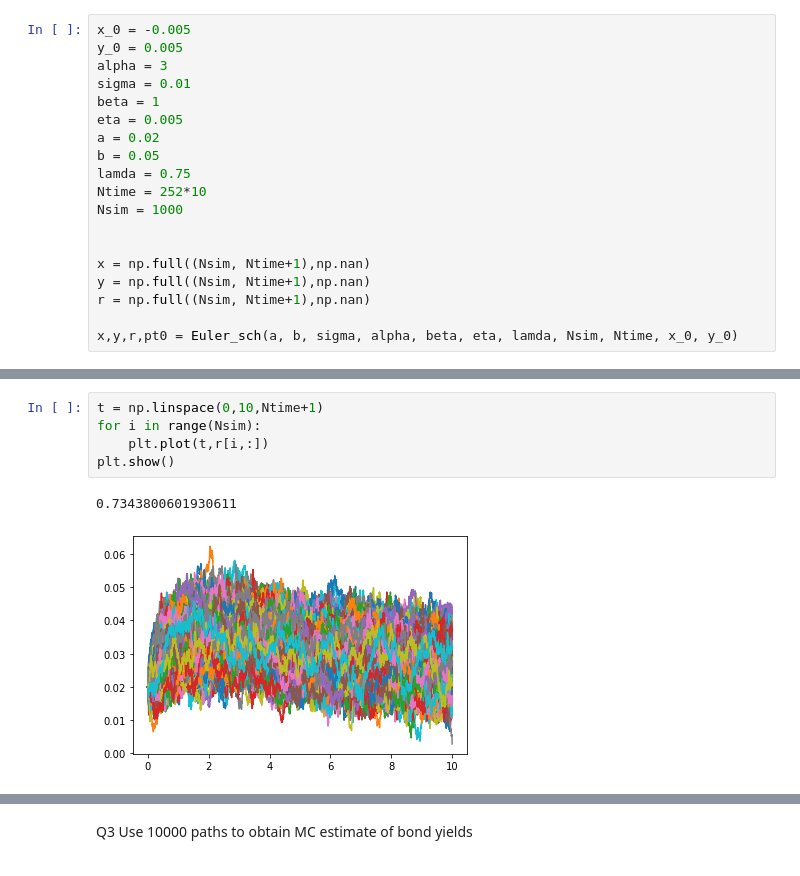
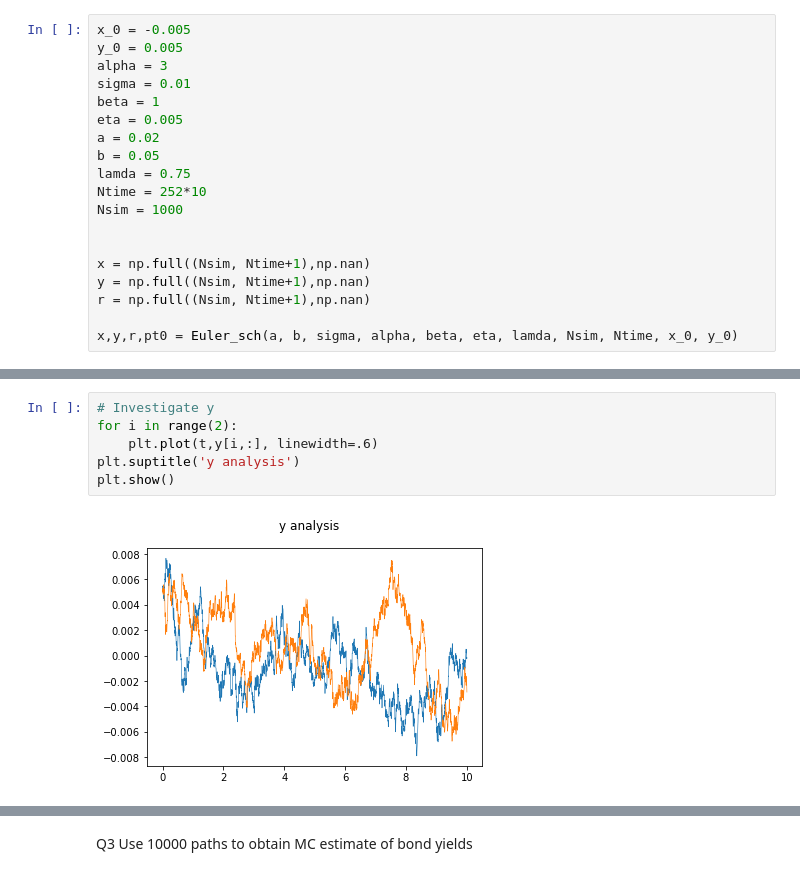
Before and after one commit to L00shui/Project3, a Jupyter notebook: Project3.ipynb, the cells around one changed output, grey strips where cells are left out. Cells and saved outputs as stored; diff of their text form.

```diff
--- a/Project3.ipynb
+++ b/Project3.ipynb
@@ -67,8 +68,8 @@ plt.show()
-# %%
-t = np.linspace(0,10,Ntime+1)
-for i in range(Nsim):
-    plt.plot(t,r[i,:])
-plt.show()
-# %% [output]
-0.7343800601930611
-[figure, removed]
+# %%
+# Investigate y
+for i in range(2):
+    plt.plot(t,y[i,:], linewidth=.6)
+plt.suptitle('y analysis')
+plt.show()
+# %% [output]
+[figure, added]
```
Also changed, not shown: parts of 15 cells of this notebook.
